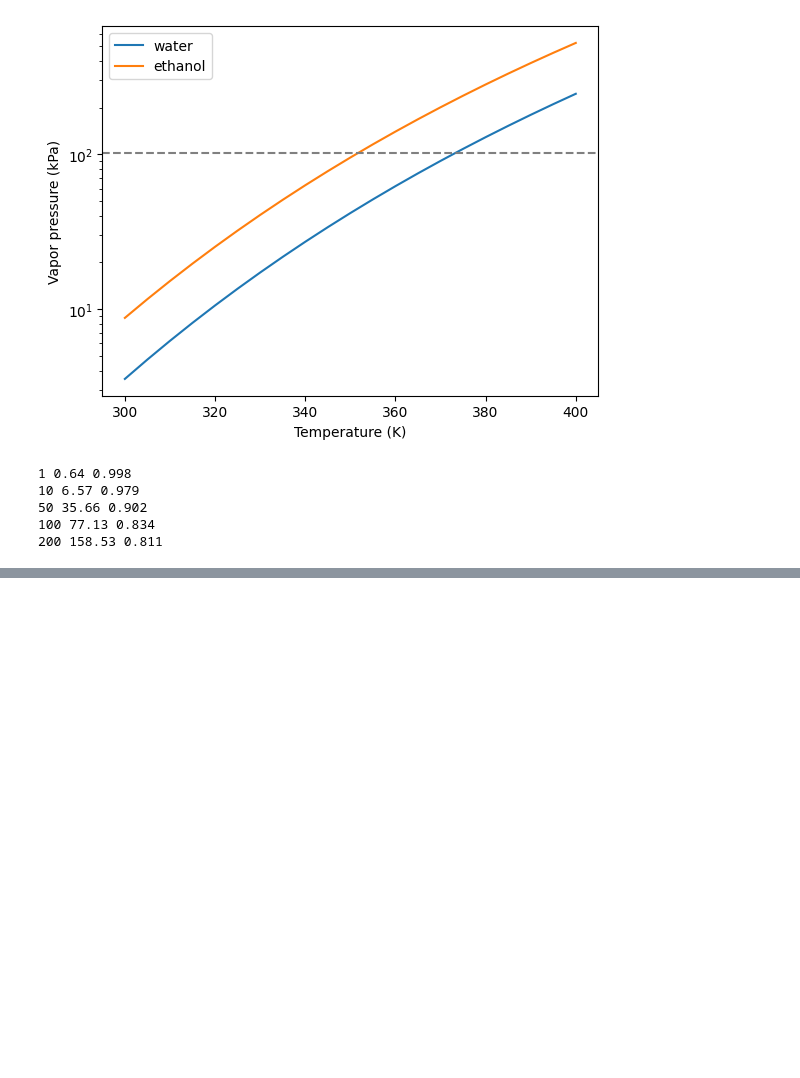
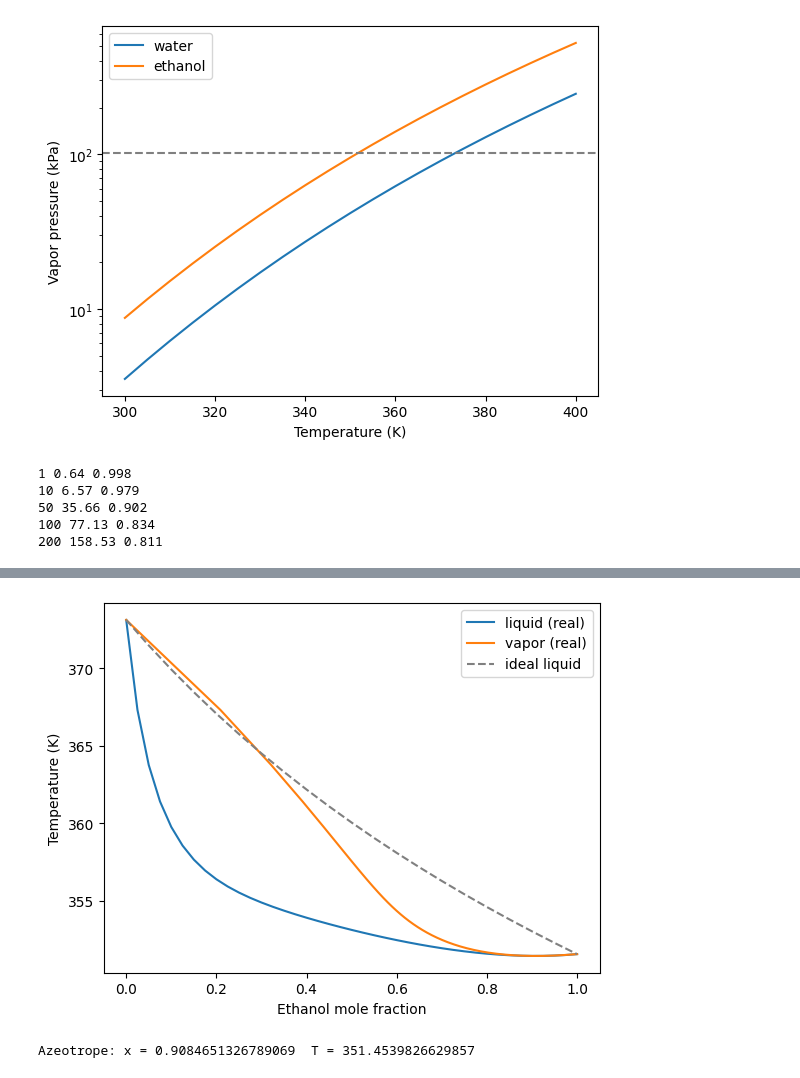
Before and after one commit to Hossain-Mahmud00/cantera-projects, a Jupyter notebook: Thermo_properties.ipynb, the cells around one changed output, grey strips where cells are left out. Cells and saved outputs as stored; diff of their text form; code cells hidden in the pictures; blank space fills up the shorter version.

```diff
--- a/Thermo_properties.ipynb
+++ b/Thermo_properties.ipynb
@@ -87,0 +120,35 @@ for P_bar in [1, 10, 50, 100, 200]:
+# %%
+
+A12, A21 = 1.6798, 0.9227   # Van Laar parameters, ethanol(1)-water(2)
+
+def bubble_real(x1):
+    x2 = 1 - x1
+    g1 = np.exp(A12*(A21*x2/(A12*x1 + A21*x2))**2)
+    g2 = np.exp(A21*(A12*x1/(A12*x1 + A21*x2))**2)
+    f = lambda T: x1*g1*Psat(eth, T) + x2*g2*Psat(wat, T) - P
+    T = brentq(f, 330, 400)
+    y1 = x1*g1*Psat(eth, T) / P
+    return T, y1
+
+xs = np.linspace(0, 1, 41)
+res2 = [bubble_real(x) for x in xs]
+Tb2 = [r[0] for r in res2]
+ys2 = [r[1] for r in res2]
+
+plt.plot(xs, Tb2, label='liquid (real)')
+plt.plot(ys2, Tb2, label='vapor (real)')
+plt.plot(xs, np.interp(xs, xs[::2], Tb[:]), '--', color='gray', label='ideal liquid')
+plt.xlabel('Ethanol mole fraction')
+plt.ylabel('Temperature (K)')
+plt.legend()
+plt.show()
+# %% [output]
+[figure, added]
+# %%
+
+diff = lambda x: bubble_real(x)[1] - x
+xaz = brentq(diff, 0.5, 0.99)
+Taz, _ = bubble_real(xaz)
+print('Azeotrope: x =', xaz, ' T =', Taz)
+# %% [output]
+Azeotrope: x = 0.9084651326789069  T = 351.4539826629857
```
Also changed, not shown: parts of 1 cell of this notebook.
